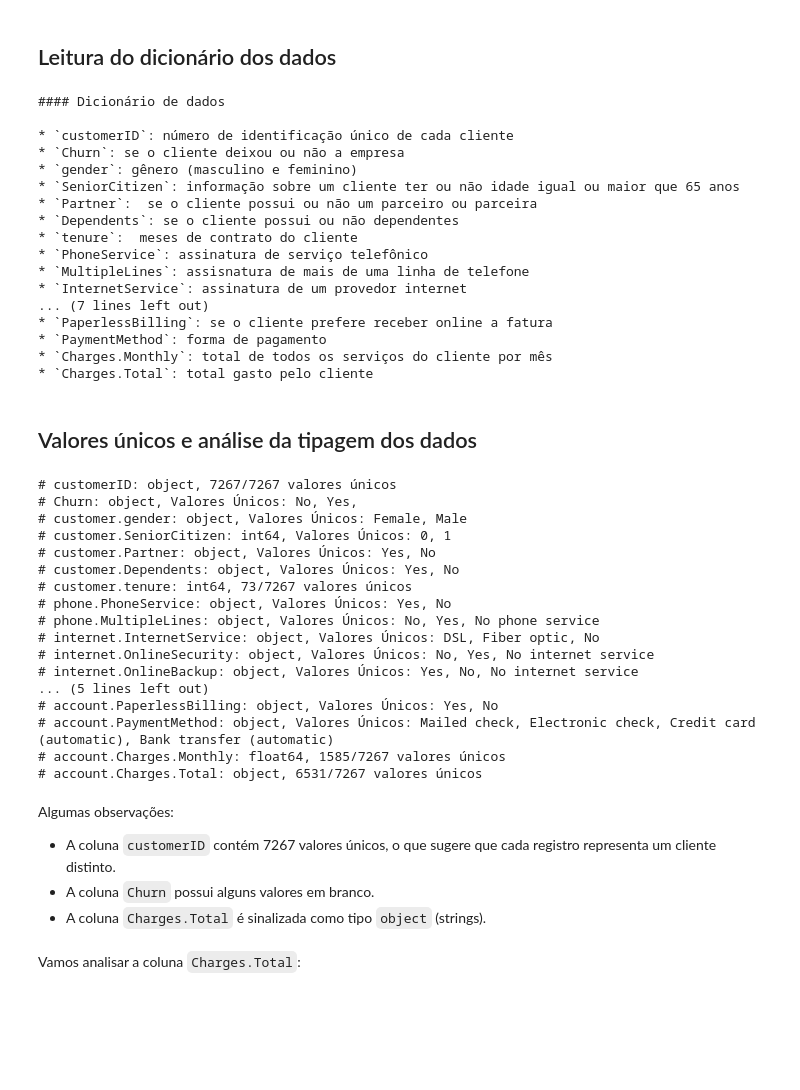
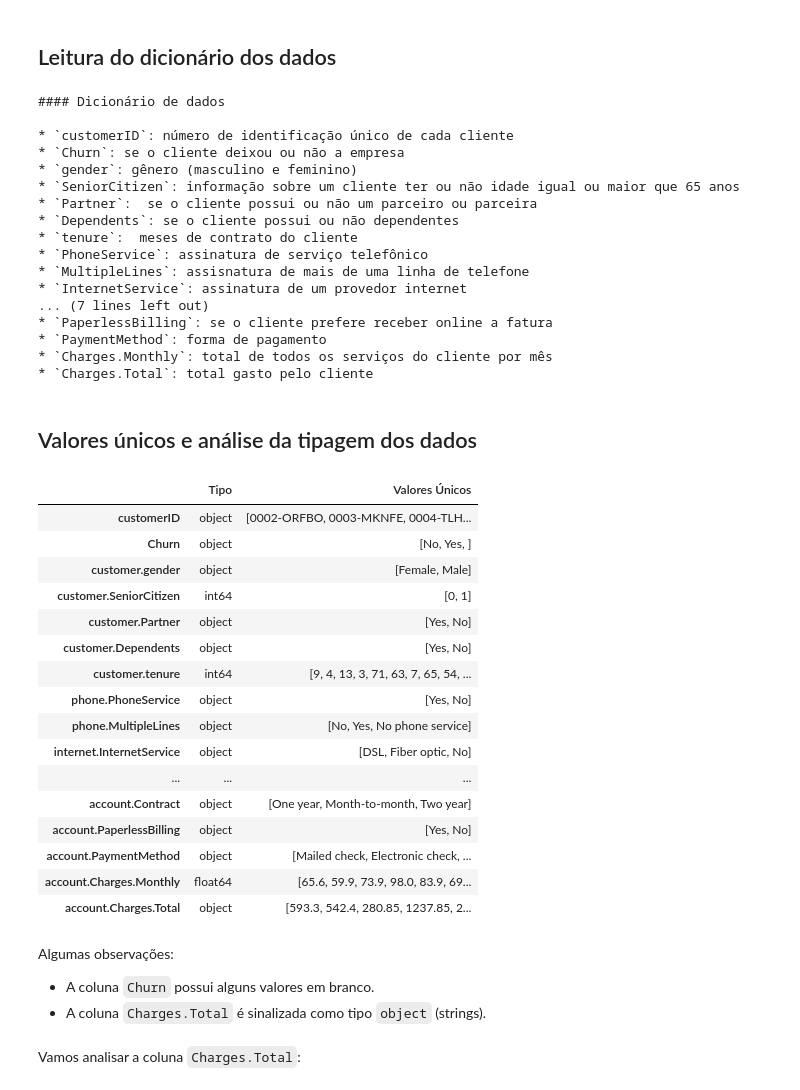
Before and after one commit to SarahBarbosa/churn-prediction, a Jupyter notebook: S01_ETL_EDA.ipynb, the cells around one changed output. Cells and saved outputs as stored; diff of their text form; code cells hidden in the pictures; blank space fills up the shorter version.

```diff
--- a/S01_ETL_EDA.ipynb
+++ b/S01_ETL_EDA.ipynb
@@ -54,57 +61,56 @@ url_info = 'https://challenge-data-science-3ed.s3.amazonaws.com/dicionario.md'
 
 response = requests.get(url_info).content.decode('utf-8')
 nome_arquivo = 'dicionario_colunas.txt'
-path = os.path.join(diretorio, nome_arquivo)
+path = os.path.join('Dados', nome_arquivo)
 
 with open(path, 'w', encoding='utf-8') as arquivo:
   arquivo.write(response)
+
+print(response)
+# %% [output]
+#### Dicionário de dados
+
+* `customerID`: número de identificação único de cada cliente
+* `Churn`: se o cliente deixou ou não a empresa
+* `gender`: gênero (masculino e feminino)
+* `SeniorCitizen`: informação sobre um cliente ter ou não idade igual ou maior que 65 anos
+* `Partner`:  se o cliente possui ou não um parceiro ou parceira
+* `Dependents`: se o cliente possui ou não dependentes
+* `tenure`:  meses de contrato do cliente
+* `PhoneService`: assinatura de serviço telefônico
+* `MultipleLines`: assisnatura de mais de uma linha de telefone
+* `InternetService`: assinatura de um provedor internet
+... (7 lines left out)
+* `PaperlessBilling`: se o cliente prefere receber online a fatura
+* `PaymentMethod`: forma de pagamento
+* `Charges.Monthly`: total de todos os serviços do cliente por mês
+* `Charges.Total`: total gasto pelo cliente
-# %%
-print(response)
-# %% [output]
-#### Dicionário de dados
-
-* `customerID`: número de identificação único de cada cliente
-* `Churn`: se o cliente deixou ou não a empresa
-* `gender`: gênero (masculino e feminino)
-* `SeniorCitizen`: informação sobre um cliente ter ou não idade igual ou maior que 65 anos
-* `Partner`:  se o cliente possui ou não um parceiro ou parceira
-* `Dependents`: se o cliente possui ou não dependentes
-* `tenure`:  meses de contrato do cliente
-* `PhoneService`: assinatura de serviço telefônico
-* `MultipleLines`: assisnatura de mais de uma linha de telefone
-* `InternetService`: assinatura de um provedor internet
-... (7 lines left out)
-* `PaperlessBilling`: se o cliente prefere receber online a fatura
-* `PaymentMethod`: forma de pagamento
-* `Charges.Monthly`: total de todos os serviços do cliente por mês
-* `Charges.Total`: total gasto pelo cliente
 # %% [markdown]
 ## Valores únicos e análise da tipagem dos dados
 # %%
 import justdoit as jdi
-jdi.descricao_colunas(dados)
+jdi.info_dataframe(dados)
 # %% [output]
-# customerID: object, 7267/7267 valores únicos
-# Churn: object, Valores Únicos: No, Yes,
-# customer.gender: object, Valores Únicos: Female, Male
-# customer.SeniorCitizen: int64, Valores Únicos: 0, 1
-# customer.Partner: object, Valores Únicos: Yes, No
-# customer.Dependents: object, Valores Únicos: Yes, No
-# customer.tenure: int64, 73/7267 valores únicos
-# phone.PhoneService: object, Valores Únicos: Yes, No
-# phone.MultipleLines: object, Valores Únicos: No, Yes, No phone service
-# internet.InternetService: object, Valores Únicos: DSL, Fiber optic, No
-# internet.OnlineSecurity: object, Valores Únicos: No, Yes, No internet service
-# internet.OnlineBackup: object, Valores Únicos: Yes, No, No internet service
-... (5 lines left out)
-# account.PaperlessBilling: object, Valores Únicos: Yes, No
-# account.PaymentMethod: object, Valores Únicos: Mailed check, Electronic check, Credit card (automatic), Bank transfer (automatic)
-# account.Charges.Monthly: float64, 1585/7267 valores únicos
-# account.Charges.Total: object, 6531/7267 valores únicos
+|  | Tipo | Valores Únicos |
+| customerID | object | [0002-ORFBO, 0003-MKNFE, 0004-TLH... |
+| Churn | object | [No, Yes, ] |
+| customer.gender | object | [Female, Male] |
+| customer.SeniorCitizen | int64 | [0, 1] |
+| customer.Partner | object | [Yes, No] |
+| customer.Dependents | object | [Yes, No] |
+| customer.tenure | int64 | [9, 4, 13, 3, 71, 63, 7, 65, 54, ... |
+| phone.PhoneService | object | [Yes, No] |
+| phone.MultipleLines | object | [No, Yes, No phone service] |
+| internet.InternetService | object | [DSL, Fiber optic, No] |
+| ... | ... | ... |
+| account.Contract | object | [One year, Month-to-month, Two year] |
+| account.PaperlessBilling | object | [Yes, No] |
+| account.PaymentMethod | object | [Mailed check, Electronic check, ... |
+| account.Charges.Monthly | float64 | [65.6, 59.9, 73.9, 98.0, 83.9, 69... |
+| account.Charges.Total | object | [593.3, 542.4, 280.85, 1237.85, 2... |
 # %% [markdown]
 Algumas observações:
 
-- A coluna `customerID` contém 7267 valores únicos, o que sugere que cada registro representa um cliente distinto.
 - A coluna `Churn` possui alguns valores em branco.
 - A coluna `Charges.Total` é sinalizada como tipo `object` (strings).
 # %% [markdown]
```
Also changed, not shown: parts of 50 cells of this notebook, 6 other files.
